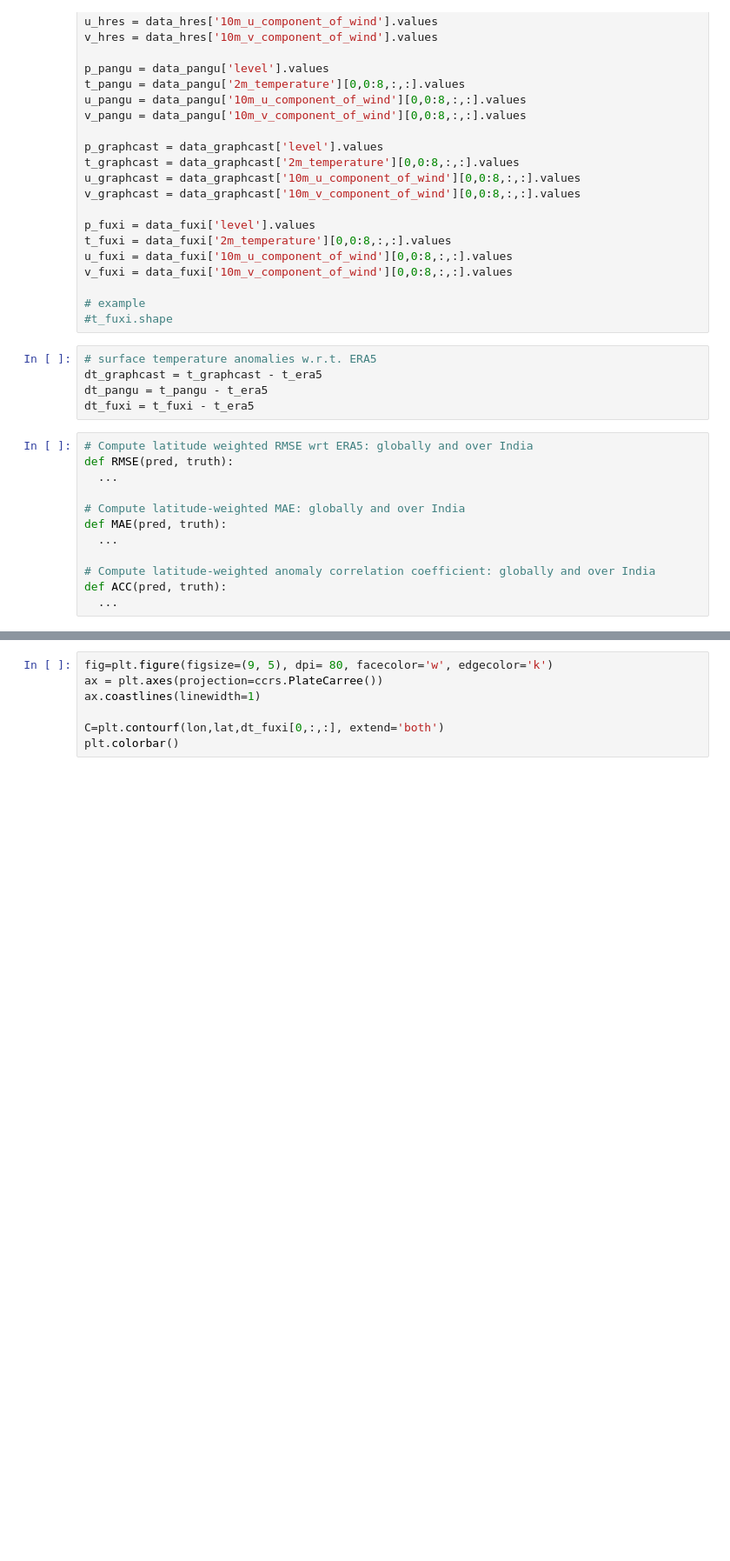
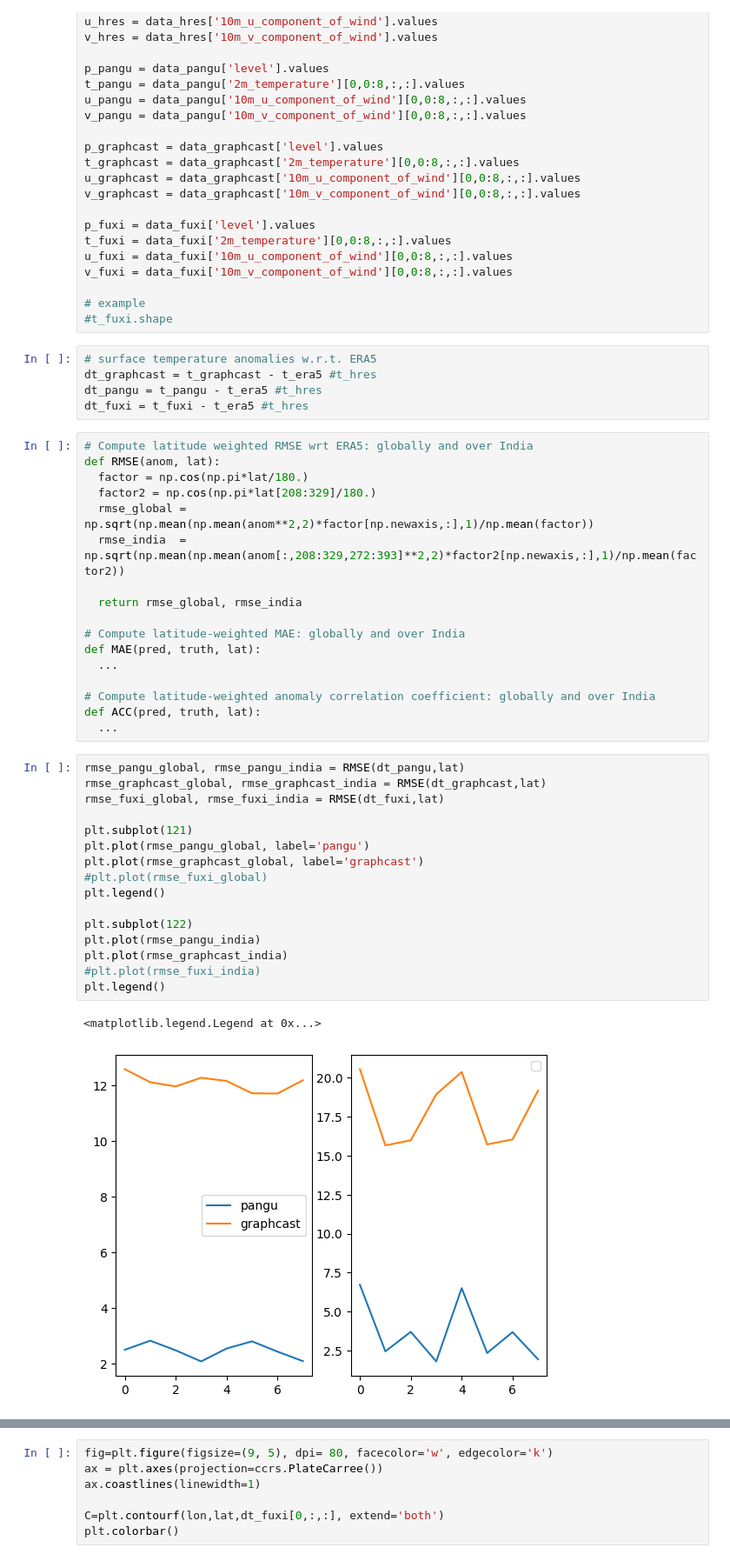
Before and after one commit to amangupta2/ai_weather, a Jupyter notebook: docs/source/wbx_quickstart.ipynb, the cells around one changed output, grey strips where cells are left out. Shown at 87% size. Cells and saved outputs as stored; diff of their text form; blank space fills up the shorter version.

Commit message:
Added RMSE function.
Add Operational forecasts next and Neural GCM and Spherical CNN as well (which are at different resolution.

```diff
--- a/docs/source/wbx_quickstart.ipynb
+++ b/docs/source/wbx_quickstart.ipynb
@@ -160,18 +165,42 @@ v_fuxi = data_fuxi['10m_v_component_of_wind'][0,0:8,:,:].values
 #t_fuxi.shape
 # %%
 # surface temperature anomalies w.r.t. ERA5
-dt_graphcast = t_graphcast - t_era5
-dt_pangu = t_pangu - t_era5
-dt_fuxi = t_fuxi - t_era5
+dt_graphcast = t_graphcast - t_era5 #t_hres
+dt_pangu = t_pangu - t_era5 #t_hres
+dt_fuxi = t_fuxi - t_era5 #t_hres
 # %%
 # Compute latitude weighted RMSE wrt ERA5: globally and over India
-def RMSE(pred, truth):
-  ...
+def RMSE(anom, lat):
+  factor = np.cos(np.pi*lat/180.)
+  factor2 = np.cos(np.pi*lat[208:329]/180.)
+  rmse_global = np.sqrt(np.mean(np.mean(anom**2,2)*factor[np.newaxis,:],1)/np.mean(factor))
+  rmse_india  = np.sqrt(np.mean(np.mean(anom[:,208:329,272:393]**2,2)*factor2[np.newaxis,:],1)/np.mean(factor2))
+
+  return rmse_global, rmse_india
 
 # Compute latitude-weighted MAE: globally and over India
-def MAE(pred, truth):
+def MAE(pred, truth, lat):
   ...
 
 # Compute latitude-weighted anomaly correlation coefficient: globally and over India
-def ACC(pred, truth):
+def ACC(pred, truth, lat):
   ...
+# %%
+rmse_pangu_global, rmse_pangu_india = RMSE(dt_pangu,lat)
+rmse_graphcast_global, rmse_graphcast_india = RMSE(dt_graphcast,lat)
+rmse_fuxi_global, rmse_fuxi_india = RMSE(dt_fuxi,lat)
+
+plt.subplot(121)
+plt.plot(rmse_pangu_global, label='pangu')
+plt.plot(rmse_graphcast_global, label='graphcast')
+#plt.plot(rmse_fuxi_global)
+plt.legend()
+
+plt.subplot(122)
+plt.plot(rmse_pangu_india)
+plt.plot(rmse_graphcast_india)
+#plt.plot(rmse_fuxi_india)
+plt.legend()
+# %% [output]
+<matplotlib.legend.Legend at 0x...>
+[figure, added]
```
Also changed, not shown: parts of 2 cells of this notebook.
